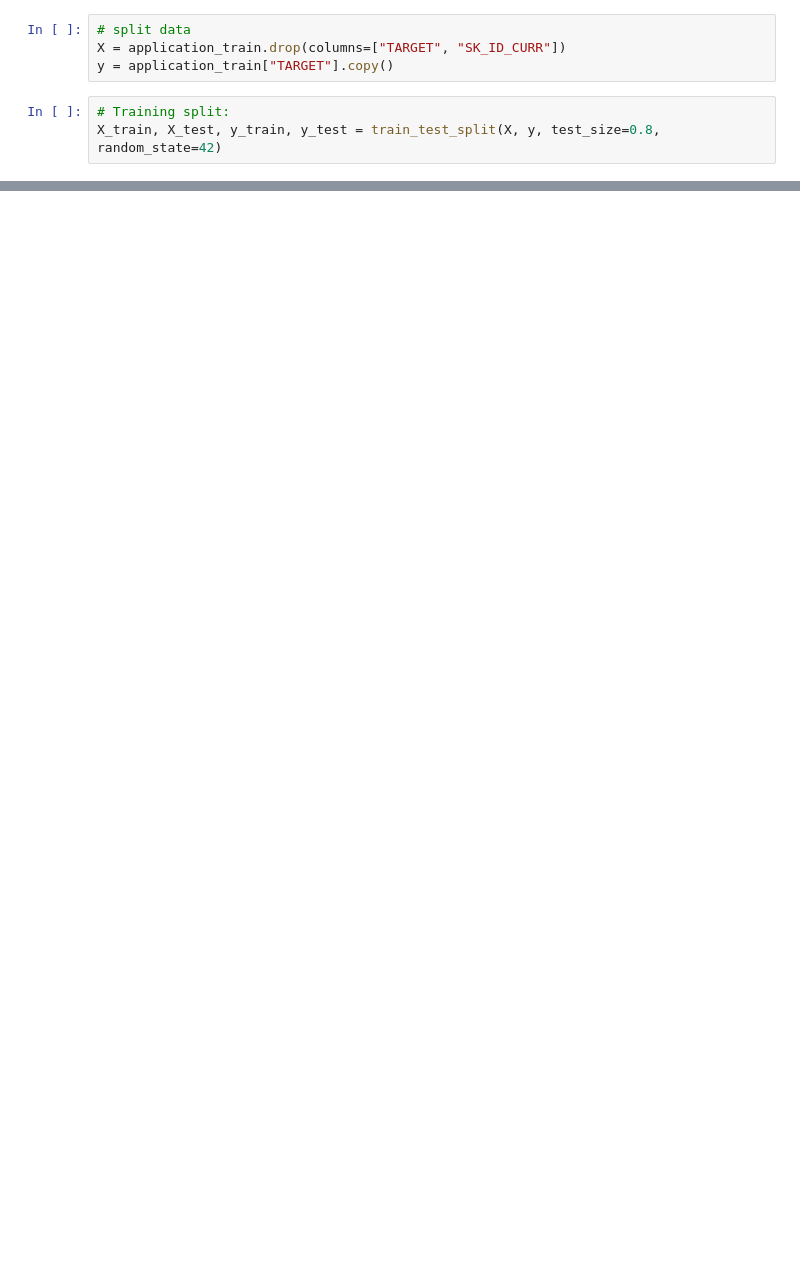
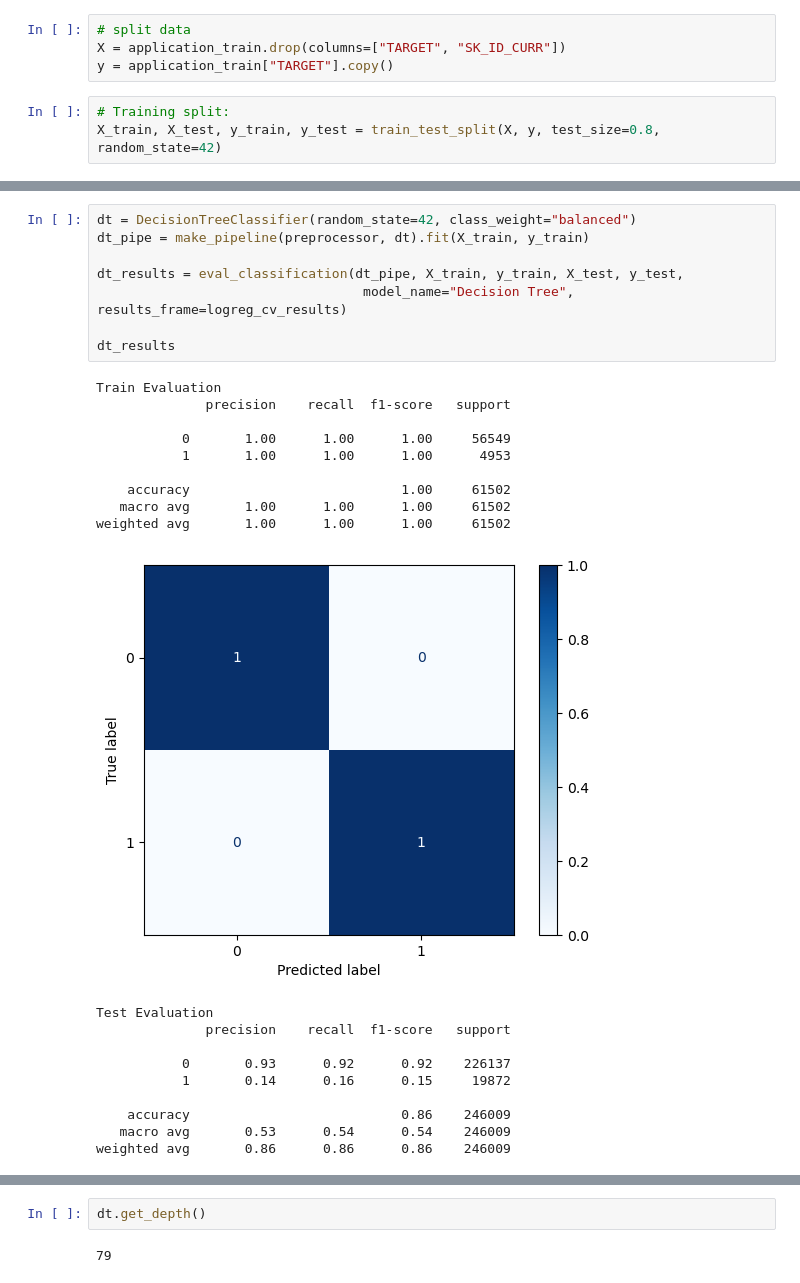
Before and after one commit to bkusuma/home-credit-default-risk, a Jupyter notebook: kaggle/working/02_Modelling.ipynb, the cells around one changed output, grey strips where cells are left out. Saved outputs shown, nothing was run; the diff lists cells and outputs as text; blank space fills up the shorter version.

```diff
--- a/kaggle/working/02_Modelling.ipynb
+++ b/kaggle/working/02_Modelling.ipynb
@@ -67,0 +139,28 @@ weighted avg       0.89      0.68      0.75    246009
+# %%
+dt = DecisionTreeClassifier(random_state=42, class_weight="balanced")
+dt_pipe = make_pipeline(preprocessor, dt).fit(X_train, y_train)
+
+dt_results = eval_classification(dt_pipe, X_train, y_train, X_test, y_test,
+                                  model_name="Decision Tree", results_frame=logreg_cv_results)
+
+dt_results
+# %% [output]
+Train Evaluation
+              precision    recall  f1-score   support
+
+           0       1.00      1.00      1.00     56549
+           1       1.00      1.00      1.00      4953
+
+    accuracy                           1.00     61502
+   macro avg       1.00      1.00      1.00     61502
+weighted avg       1.00      1.00      1.00     61502
+[figure, added]
+Test Evaluation
+              precision    recall  f1-score   support
+
+           0       0.93      0.92      0.92    226137
+           1       0.14      0.16      0.15     19872
+
+    accuracy                           0.86    246009
+   macro avg       0.53      0.54      0.54    246009
+weighted avg       0.86      0.86      0.86    246009
@@ -67,0 +172,4 @@ weighted avg       0.89      0.68      0.75    246009
+# %%
+dt.get_depth()
+# %% [output]
+79
```
Also changed, not shown: parts of 27 cells of this notebook, 5 other files.
